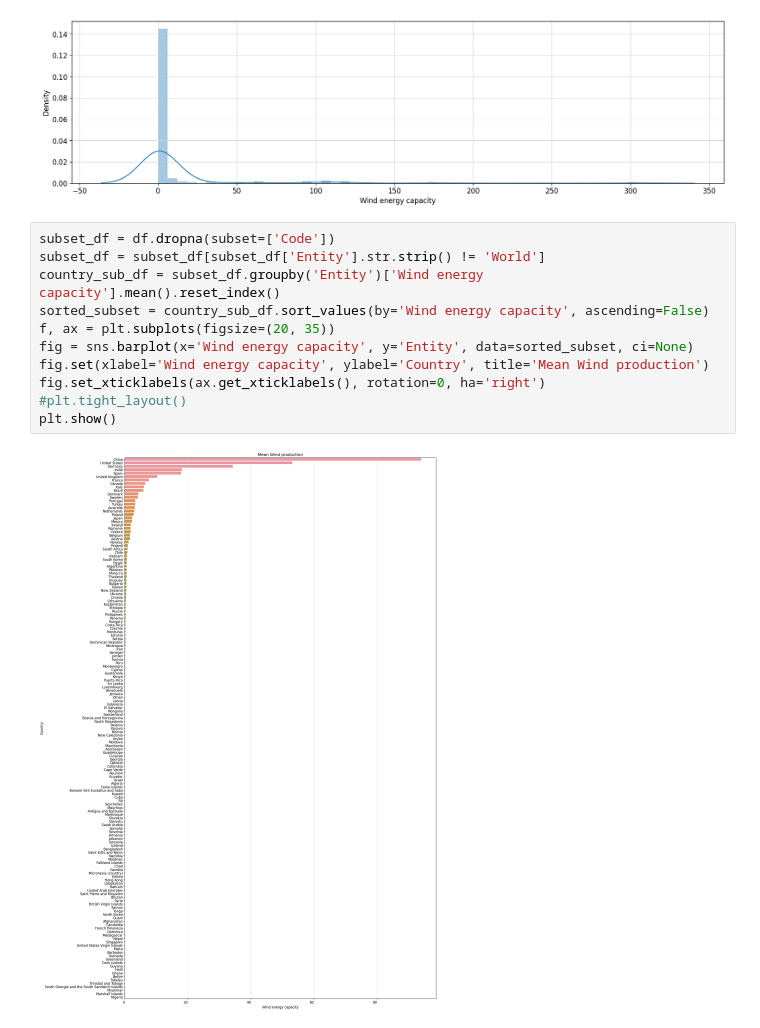
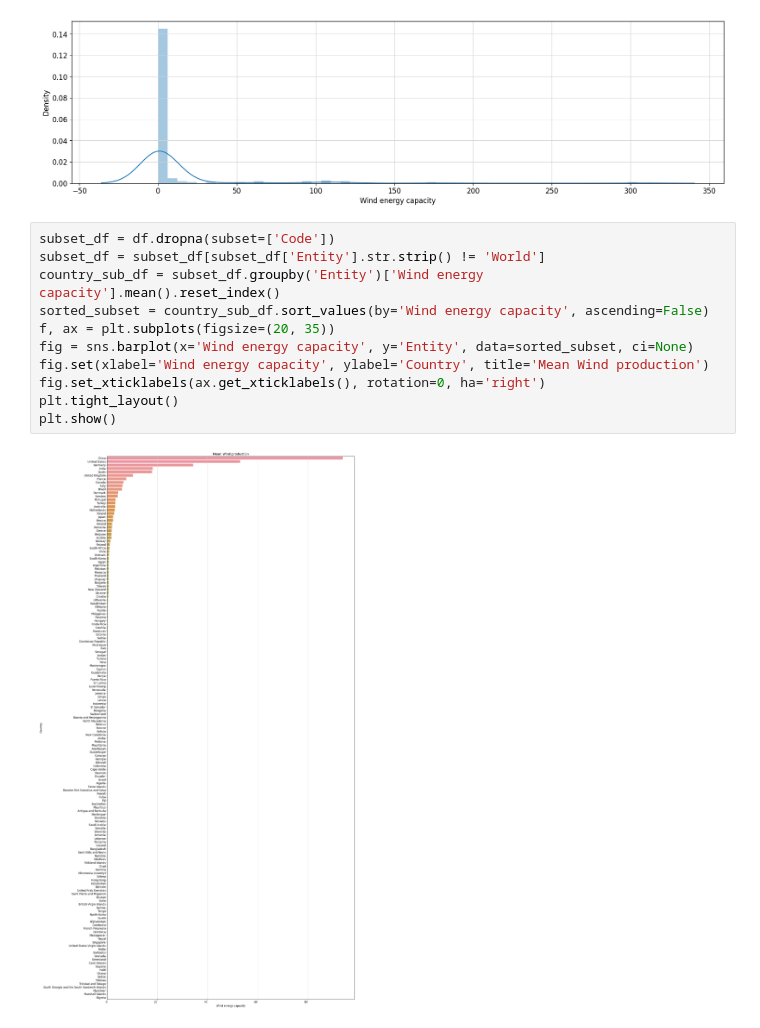
Before and after one commit to erirosv/DataScience, a Jupyter notebook: kaggle/renewable_energy_share/notebooks/data_exploration/cumulative-installed-wind-energy-capacity-gigawatts.ipynb, the cells around one changed output. Cells and saved outputs as stored; diff of their text form.

```diff
--- a/kaggle/renewable_energy_share/notebooks/data_exploration/cumulative-installed-wind-energy-capacity-gigawatts.ipynb
+++ b/kaggle/renewable_energy_share/notebooks/data_exploration/cumulative-installed-wind-energy-capacity-gigawatts.ipynb
@@ -68,13 +68,13 @@ sns.distplot(entity_mean['Wind energy capacity'])
 # %%
 subset_df = df.dropna(subset=['Code'])
 subset_df = subset_df[subset_df['Entity'].str.strip() != 'World']
 country_sub_df = subset_df.groupby('Entity')['Wind energy capacity'].mean().reset_index()
 sorted_subset = country_sub_df.sort_values(by='Wind energy capacity', ascending=False)
 f, ax = plt.subplots(figsize=(20, 35))
 fig = sns.barplot(x='Wind energy capacity', y='Entity', data=sorted_subset, ci=None)
 fig.set(xlabel='Wind energy capacity', ylabel='Country', title='Mean Wind production')
 fig.set_xticklabels(ax.get_xticklabels(), rotation=0, ha='right')
-#plt.tight_layout()
+plt.tight_layout()
 plt.show()
 # %% [output]
-[figure, old version]
+[figure, new version]
```
Also changed, not shown: parts of 1 cell of this notebook, 4 other files.
